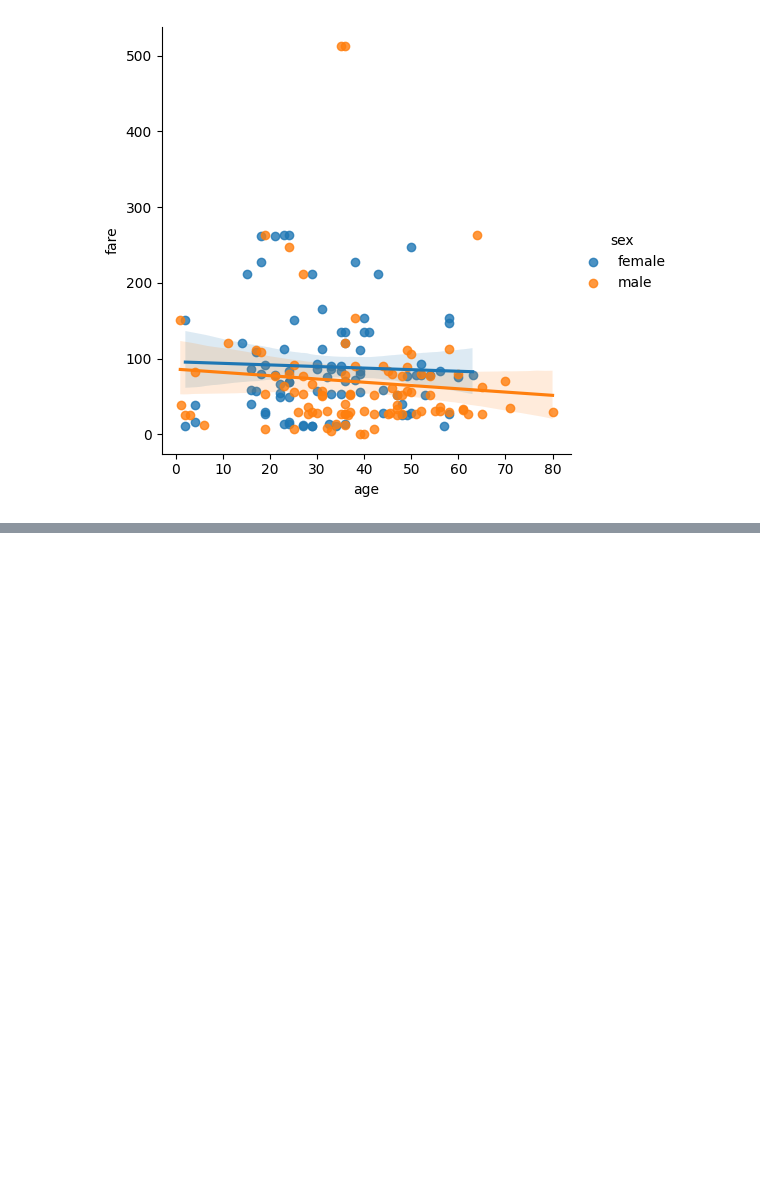
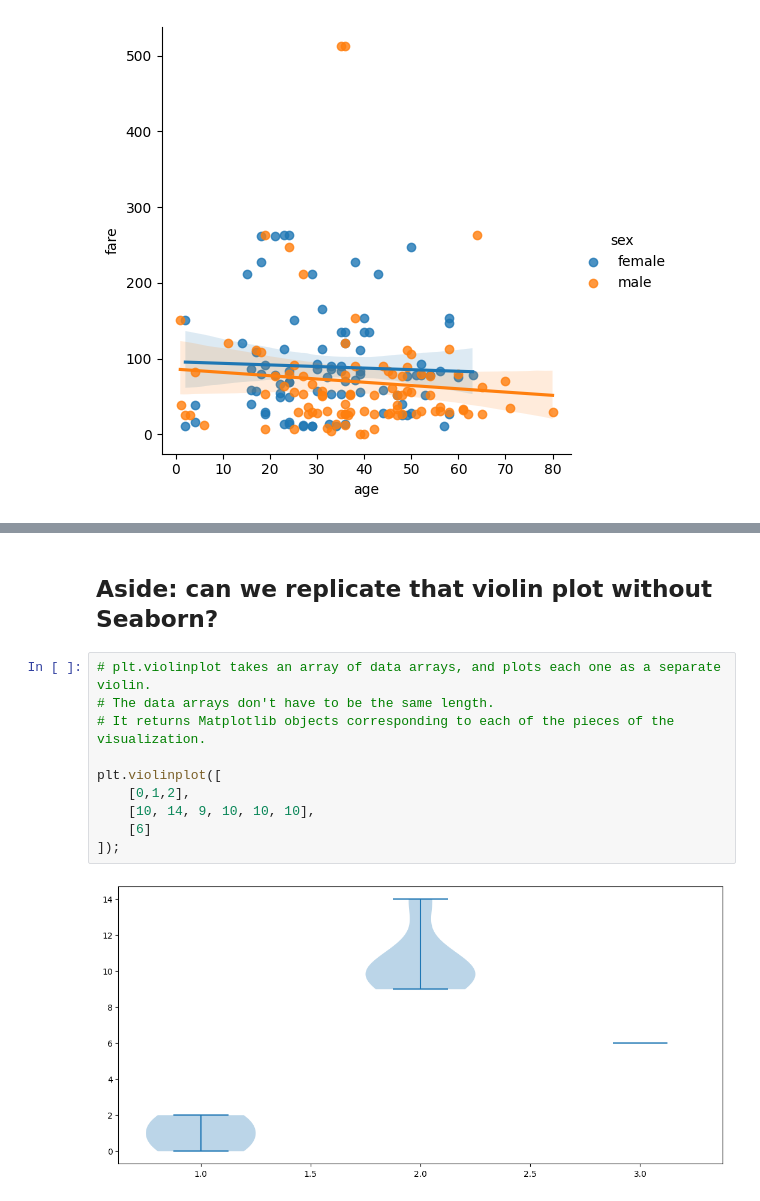
Before and after one commit to crdcamp/lin-reg-application, a Jupyter notebook: references/3_lin_reg_conf_intervals_se.ipynb, the cells around one changed output, grey strips where cells are left out. Drawn from its saved outputs; the diff is of its cells as text; blank space fills up the shorter version.

```diff
--- a/references/3_lin_reg_conf_intervals_se.ipynb
+++ b/references/3_lin_reg_conf_intervals_se.ipynb
@@ -150,0 +201,14 @@ My version of Seaborn doesn't accept `hue` as an argument for `lmplot`. Moreover
+# %% [markdown]
+## Aside: can we replicate that violin plot without Seaborn?
+# %%
+# plt.violinplot takes an array of data arrays, and plots each one as a separate violin.
+# The data arrays don't have to be the same length.
+# It returns Matplotlib objects corresponding to each of the pieces of the visualization.
+
+plt.violinplot([
+    [0,1,2],
+    [10, 14, 9, 10, 10, 10],
+    [6]
+]);
+# %% [output]
+[figure, added]
```
Also changed, not shown: parts of 11 cells of this notebook.
